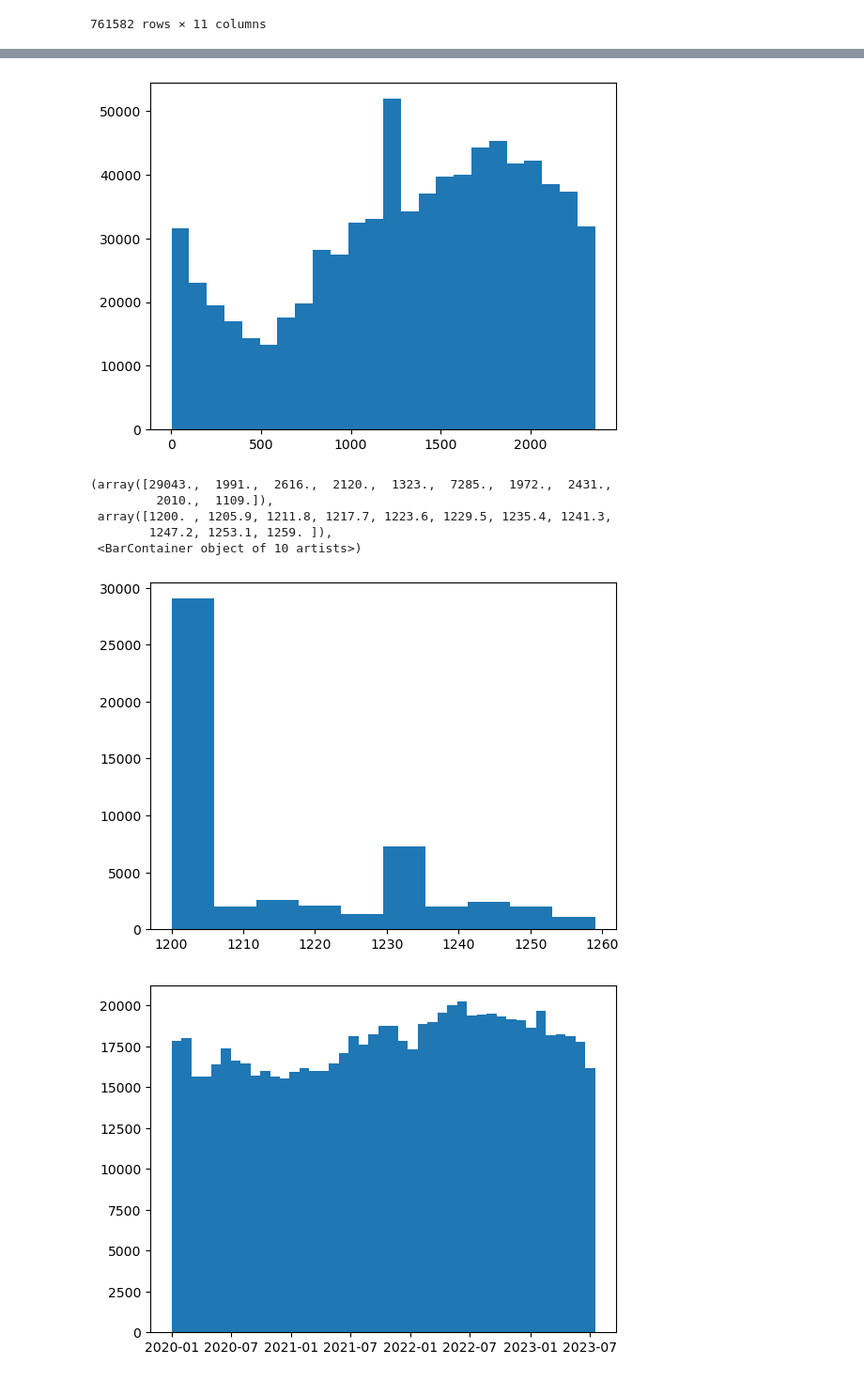
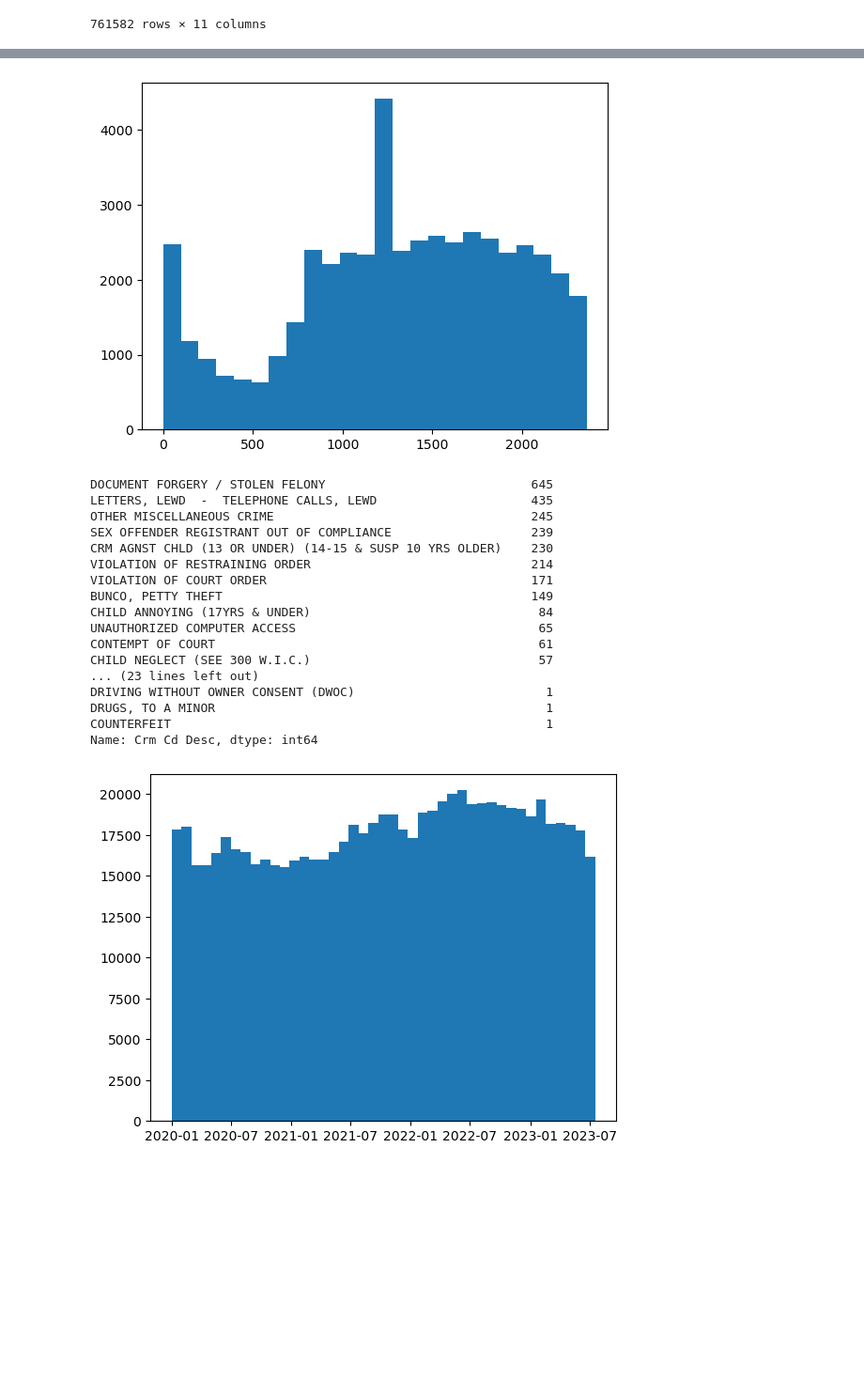
Before and after one commit to rpearce1/LA-Crime, a Jupyter notebook: LA_Crime.ipynb, the cells around one changed output, grey strips where cells are left out. Shown at 94% size. Saved outputs shown, nothing was run; the diff lists cells and outputs as text; code cells hidden in the pictures; blank space fills up the shorter version.

```diff
--- a/LA_Crime.ipynb
+++ b/LA_Crime.ipynb
@@ -98,17 +108,32 @@ crime_df
 # %%
-plt.hist(crime_df['TIME OCC'],24)
+crime_type_df = crime_df[(crime_df['type'] == 'other')]# & (crime_df['TIME OCC'] != 1200)]
+plt.hist(crime_type_df['TIME OCC'],24)
+#plt.hist(crime_df['dt'].time())
 plt.show()
-statistics.mode(crime_df['TIME OCC'])
-plt.hist(crime_df.loc[(crime_df['TIME OCC'] >= 1200) & (crime_df['TIME OCC'] < 1300),'TIME OCC'])
+#statistics.mode(crime_df['TIME OCC'])
+#plt.hist(crime_df.loc[(crime_df['TIME OCC'] >= 1200) & (crime_df['TIME OCC'] < 1300),'TIME OCC'])
 #peaks at 12 and 6
+#time of violent crimes would likely be more well known
+crime_type_df.loc[crime_type_df['TIME OCC'] == 1200,'Crm Cd Desc'].value_counts()
 # %% [output]
-[figure, old version]
+[figure, new version]
-(array([29043.,  1991.,  2616.,  2120.,  1323.,  7285.,  1972.,  2431.,
-         2010.,  1109.]),
- array([1200. , 1205.9, 1211.8, 1217.7, 1223.6, 1229.5, 1235.4, 1241.3,
-        1247.2, 1253.1, 1259. ]),
- <BarContainer object of 10 artists>)
+DOCUMENT FORGERY / STOLEN FELONY                            645
+LETTERS, LEWD  -  TELEPHONE CALLS, LEWD                     435
+OTHER MISCELLANEOUS CRIME                                   245
+SEX OFFENDER REGISTRANT OUT OF COMPLIANCE                   239
+CRM AGNST CHLD (13 OR UNDER) (14-15 & SUSP 10 YRS OLDER)    230
+VIOLATION OF RESTRAINING ORDER                              214
+VIOLATION OF COURT ORDER                                    171
+BUNCO, PETTY THEFT                                          149
+CHILD ANNOYING (17YRS & UNDER)                               84
+UNAUTHORIZED COMPUTER ACCESS                                 65
+CONTEMPT OF COURT                                            61
+CHILD NEGLECT (SEE 300 W.I.C.)                               57
+... (23 lines left out)
+DRIVING WITHOUT OWNER CONSENT (DWOC)                          1
+DRUGS, TO A MINOR                                             1
+COUNTERFEIT                                                   1
+Name: Crm Cd Desc, dtype: int64
-[figure, removed]
 # %%
 plt.hist(crime_df['dt'],43)
 plt.show()
```
Also changed, not shown: parts of 12 cells of this notebook.
